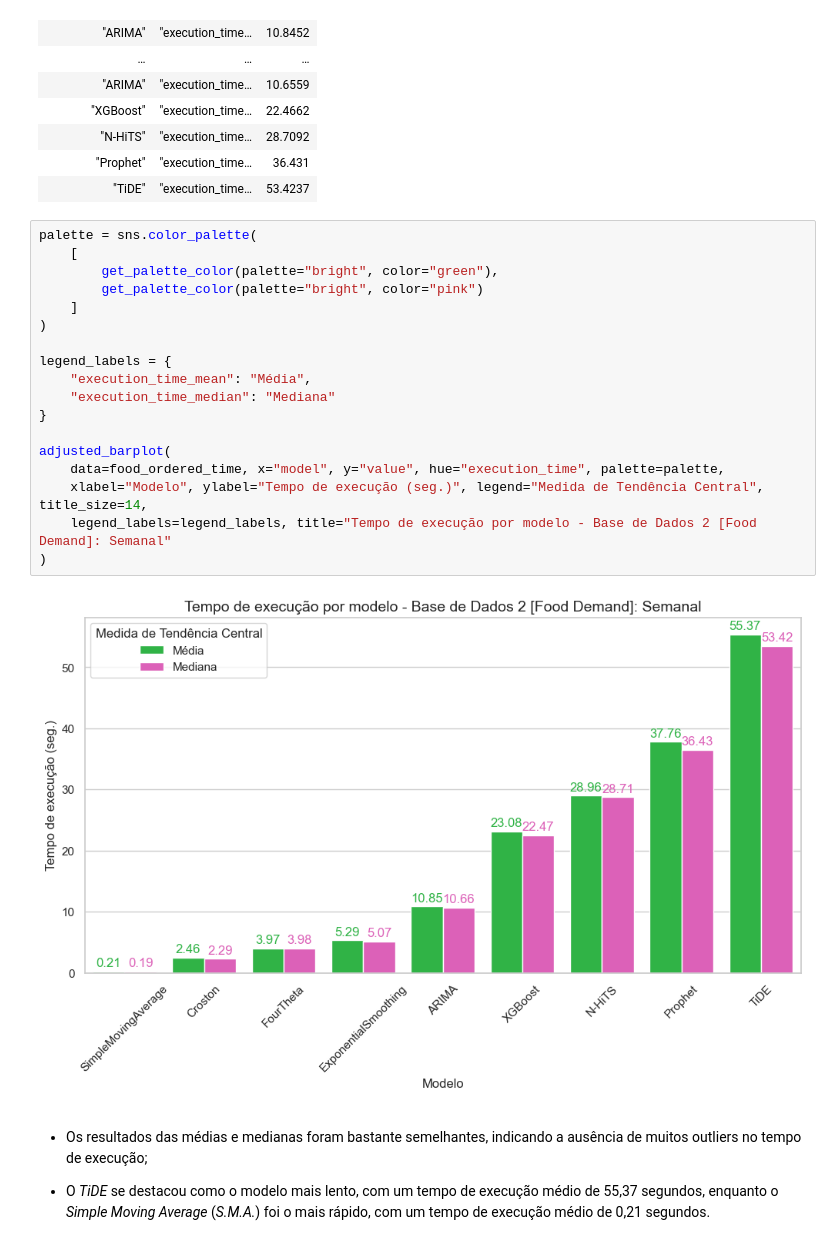
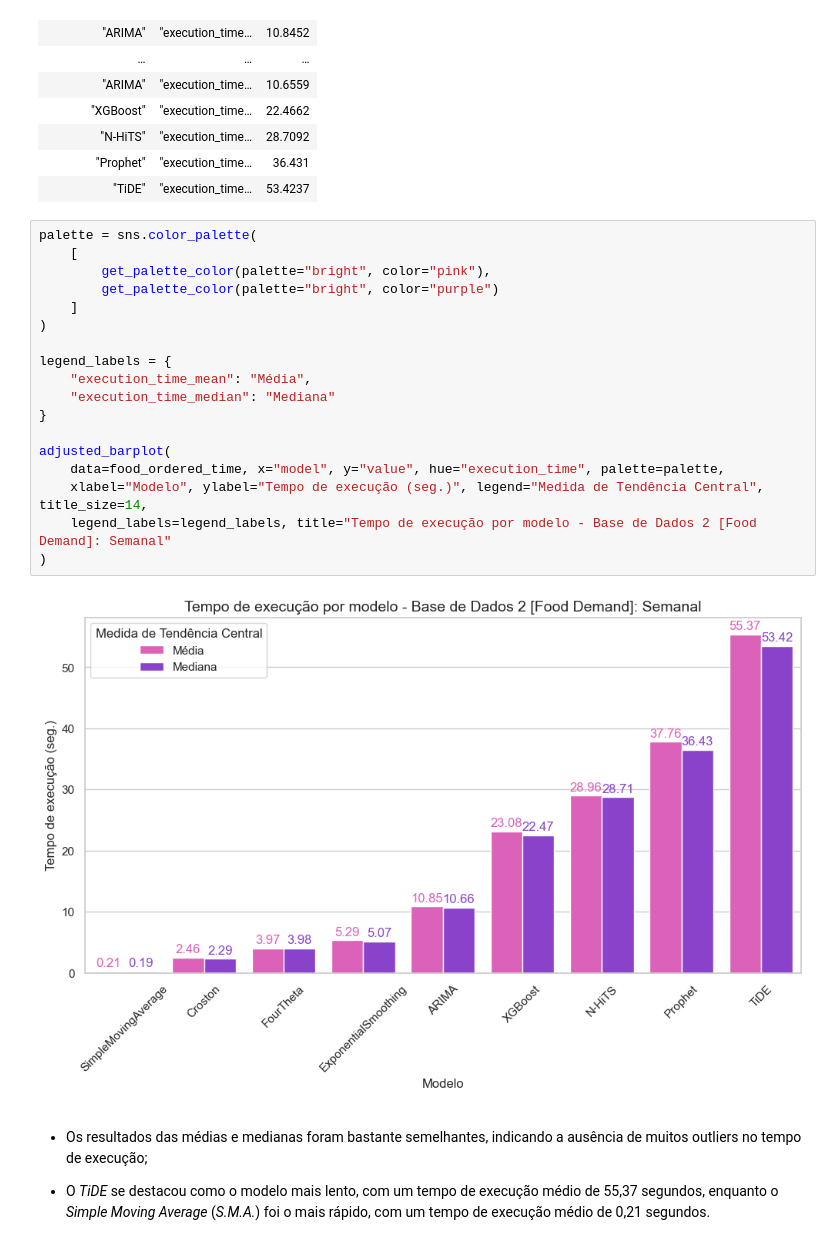
Before and after one commit to lborgatow/demand-forecasting, a Jupyter notebook: notebooks/analysis_of_results.ipynb, the cells around one changed output. Drawn from its saved outputs; the diff is of its cells as text.

```diff
--- a/notebooks/analysis_of_results.ipynb
+++ b/notebooks/analysis_of_results.ipynb
@@ -1140,23 +1140,23 @@ shape: (18, 3)
 # %%
 palette = sns.color_palette(
     [
-        get_palette_color(palette="bright", color="green"),
-        get_palette_color(palette="bright", color="pink")
+        get_palette_color(palette="bright", color="pink"),
+        get_palette_color(palette="bright", color="purple")
     ]
 )
 
 legend_labels = {
     "execution_time_mean": "Média",
     "execution_time_median": "Mediana"
 }
 
 adjusted_barplot(
     data=food_ordered_time, x="model", y="value", hue="execution_time", palette=palette,
     xlabel="Modelo", ylabel="Tempo de execução (seg.)", legend="Medida de Tendência Central", title_size=14,
     legend_labels=legend_labels, title="Tempo de execução por modelo - Base de Dados 2 [Food Demand]: Semanal"
 )
 # %% [output]
-[figure, old version]
+[figure, new version]
 # %% [markdown]
 - Os resultados das médias e medianas foram bastante semelhantes, indicando a ausência de muitos outliers no tempo de execução;
 
```
Also changed, not shown: parts of 3 cells of this notebook.
